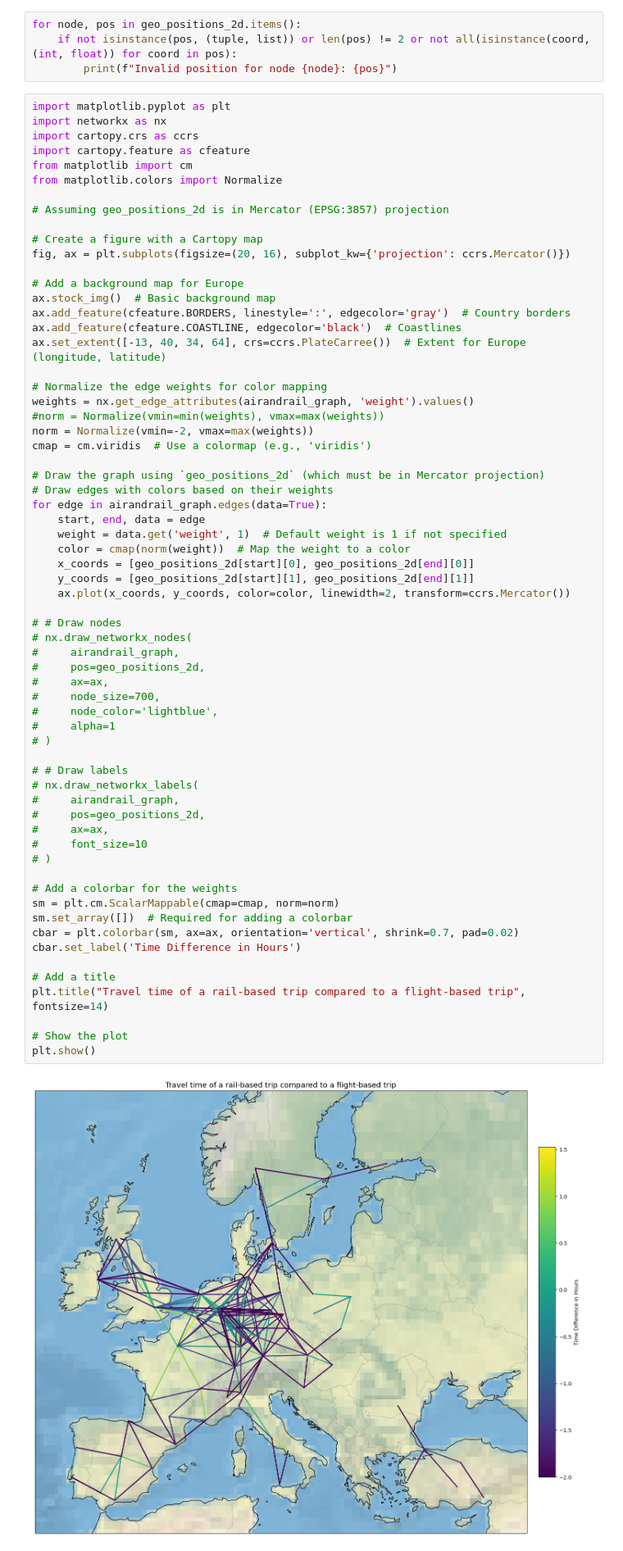
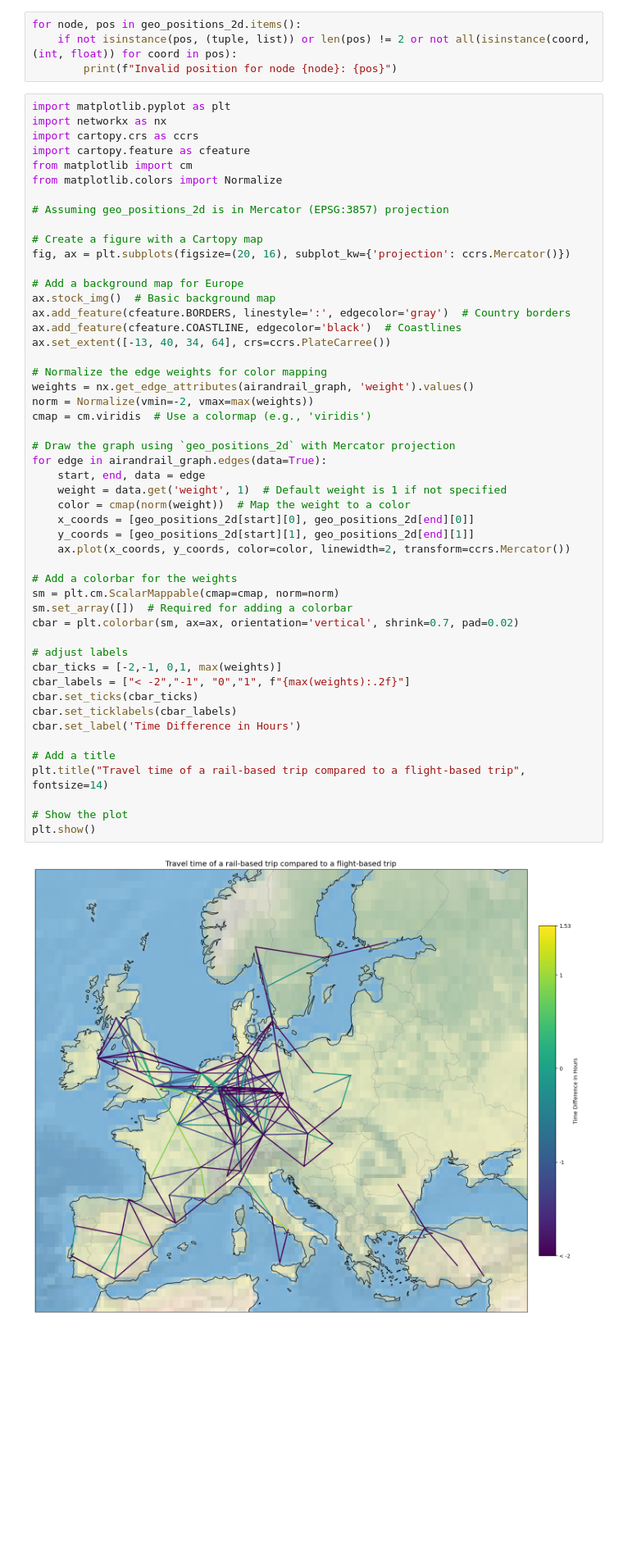
Before and after one commit to Niledough/DOPP_Exercise_2, a Jupyter notebook: dopp-air-and-rail.ipynb, the cells around one changed output. Shown at 82% size. Drawn from its saved outputs; the diff is of its cells as text; blank space fills up the shorter version.

```diff
--- a/dopp-air-and-rail.ipynb
+++ b/dopp-air-and-rail.ipynb
@@ -2328,56 +2271,42 @@ fig, ax = plt.subplots(figsize=(20, 16), subplot_kw={'projection': ccrs.Mercator
 # Add a background map for Europe
 ax.stock_img()  # Basic background map
 ax.add_feature(cfeature.BORDERS, linestyle=':', edgecolor='gray')  # Country borders
 ax.add_feature(cfeature.COASTLINE, edgecolor='black')  # Coastlines
-ax.set_extent([-13, 40, 34, 64], crs=ccrs.PlateCarree())  # Extent for Europe (longitude, latitude)
+ax.set_extent([-13, 40, 34, 64], crs=ccrs.PlateCarree())
 
 # Normalize the edge weights for color mapping
 weights = nx.get_edge_attributes(airandrail_graph, 'weight').values()
-#norm = Normalize(vmin=min(weights), vmax=max(weights))
 norm = Normalize(vmin=-2, vmax=max(weights))
 cmap = cm.viridis  # Use a colormap (e.g., 'viridis')
 
-# Draw the graph using `geo_positions_2d` (which must be in Mercator projection)
-# Draw edges with colors based on their weights
+# Draw the graph using `geo_positions_2d` with Mercator projection
 for edge in airandrail_graph.edges(data=True):
     start, end, data = edge
     weight = data.get('weight', 1)  # Default weight is 1 if not specified
     color = cmap(norm(weight))  # Map the weight to a color
     x_coords = [geo_positions_2d[start][0], geo_positions_2d[end][0]]
     y_coords = [geo_positions_2d[start][1], geo_positions_2d[end][1]]
     ax.plot(x_coords, y_coords, color=color, linewidth=2, transform=ccrs.Mercator())
 
-# # Draw nodes
-# nx.draw_networkx_nodes(
-#     airandrail_graph,
-#     pos=geo_positions_2d,
-#     ax=ax,
-#     node_size=700,
-#     node_color='lightblue',
-#     alpha=1
-# )
-
-# # Draw labels
-# nx.draw_networkx_labels(
-#     airandrail_graph,
-#     pos=geo_positions_2d,
-#     ax=ax,
-#     font_size=10
-# )
-
 # Add a colorbar for the weights
 sm = plt.cm.ScalarMappable(cmap=cmap, norm=norm)
 sm.set_array([])  # Required for adding a colorbar
 cbar = plt.colorbar(sm, ax=ax, orientation='vertical', shrink=0.7, pad=0.02)
+
+# adjust labels
+cbar_ticks = [-2,-1, 0,1, max(weights)]
+cbar_labels = ["< -2","-1", "0","1", f"{max(weights):.2f}"]
+cbar.set_ticks(cbar_ticks)
+cbar.set_ticklabels(cbar_labels)
 cbar.set_label('Time Difference in Hours')
 
 # Add a title
 plt.title("Travel time of a rail-based trip compared to a flight-based trip", fontsize=14)
 
 # Show the plot
 plt.show()
 # %% [output]
-[figure, old version]
+[figure, new version]
 # %%
 import matplotlib.pyplot as plt
 import networkx as nx
```
Also changed, not shown: parts of 3 cells of this notebook.
